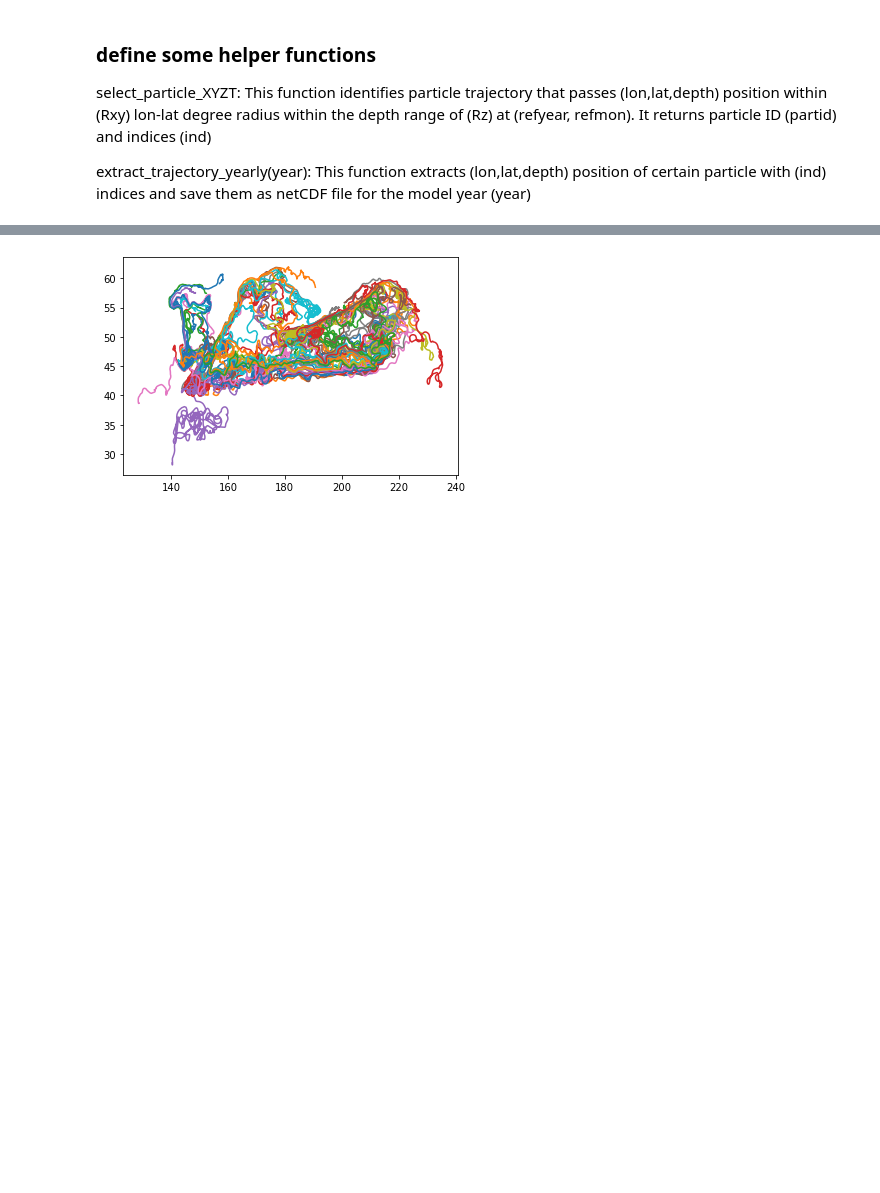
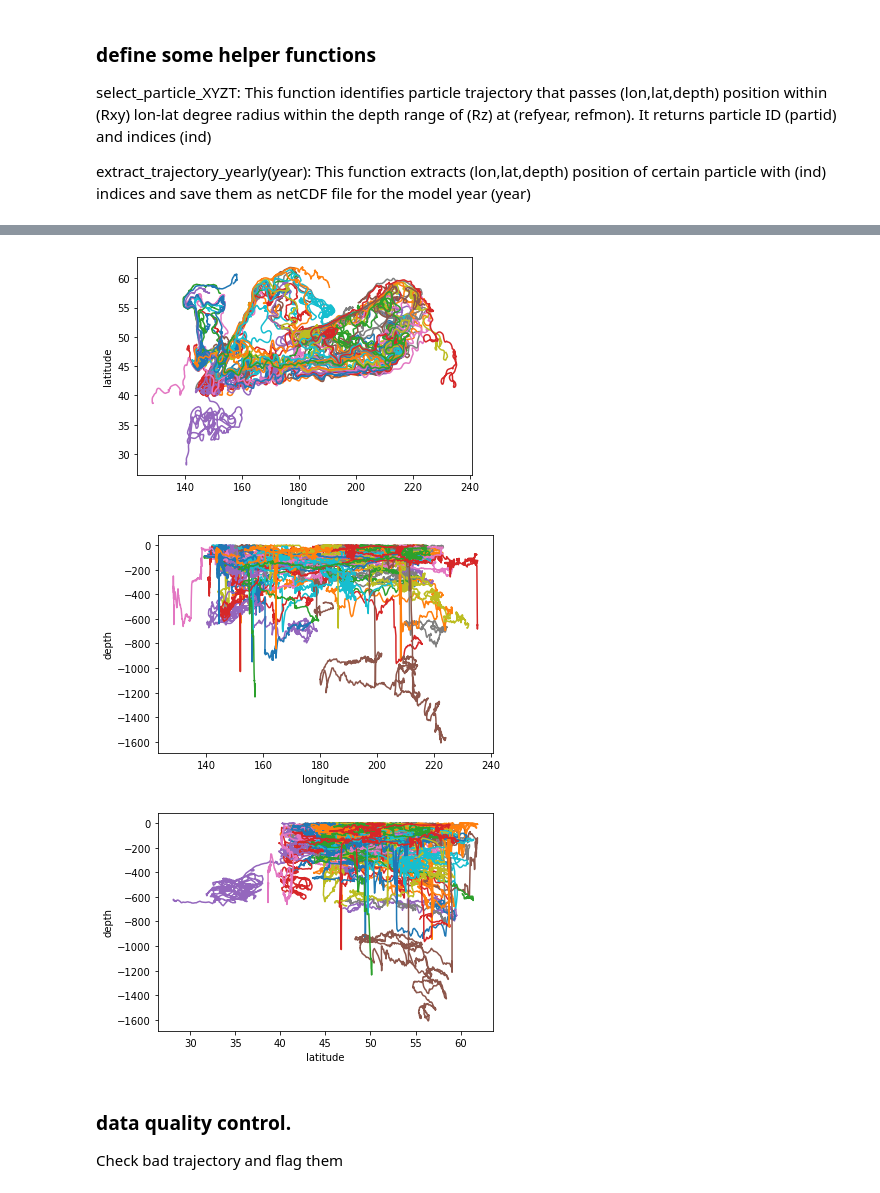
Before and after one commit to takaito1/cori-shared-notebook, a Jupyter notebook: tutorial3_extract_trajectory.ipynb, the cells around one changed output, grey strips where cells are left out. Drawn from its saved outputs; the diff is of its cells as text; code cells hidden in the pictures; blank space fills up the shorter version.

```diff
--- a/tutorial3_extract_trajectory.ipynb
+++ b/tutorial3_extract_trajectory.ipynb
@@ -87,9 +105,27 @@ Wall time: 45.1 s
 # %%
-# Make a simple plot
+# Make a simple plot (without QC)
+dss=xr.open_dataset(outdir+'/'+loclab+'_'+str(depc-ddep)+'-'+str(depc+ddep)+'m_'+year+'-'+mon+'.nc')
 x=dss['lonParticle']
 y=dss['latParticle']
 z=dss['zLevelParticle']
+#
 plt.plot(x,y)
+plt.xlabel('longitude')
+plt.ylabel('latitude')
 plt.show()
+plt.plot(x,z)
+plt.xlabel('longitude')
+plt.ylabel('depth')
+plt.show()
+plt.plot(y,z)
+plt.xlabel('latitude')
+plt.ylabel('depth')
+plt.show()
 # %% [output]
-[figure, old version]
+[figure, new version]
+[figure, added]
+[figure, added]
+# %% [markdown]
+### data quality control.
+
+Check bad trajectory and flag them
```
Also changed, not shown: parts of 8 cells of this notebook.
